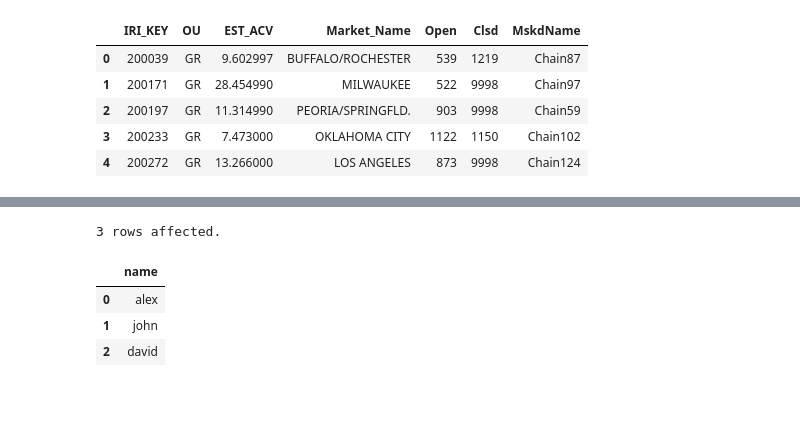
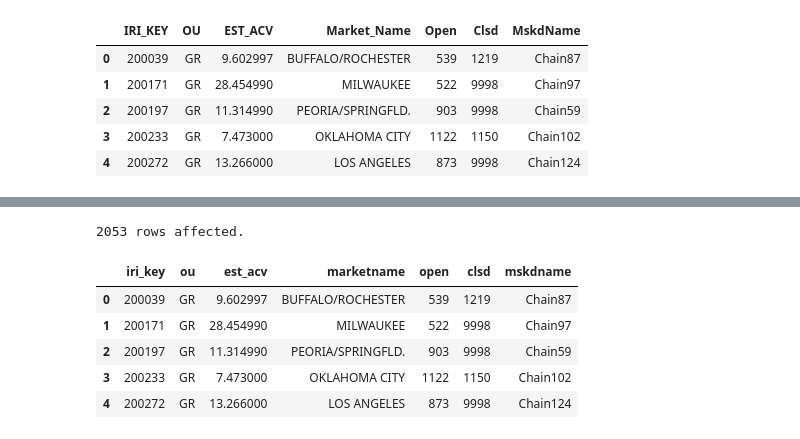
Before and after one commit to eggie5/UCSD-MAS-DSE220, a Jupyter notebook: IRI Explore.ipynb, the cells around one changed output, grey strips where cells are left out. Drawn from its saved outputs; the diff is of its cells as text; code cells hidden in the pictures; blank space fills up the shorter version.

```diff
--- a/IRI Explore.ipynb
+++ b/IRI Explore.ipynb
@@ -194,13 +235,15 @@ names
 # %%
-result = %sql select * from test
+result = %sql select * from stores
 
 dataframe = result.DataFrame()
 # %% [output]
-3 rows affected.
+2053 rows affected.
 # %%
-dataframe
+dataframe.head()
 # %% [output]
-|  | name |
-| 0 | alex |
-| 1 | john |
-| 2 | david |
+|  | iri_key | ou | est_acv | marketname | open | clsd | mskdname |
+| 0 | 200039 | GR | 9.602997 | BUFFALO/ROCHESTER | 539 | 1219 | Chain87 |
+| 1 | 200171 | GR | 28.454990 | MILWAUKEE | 522 | 9998 | Chain97 |
+| 2 | 200197 | GR | 11.314990 | PEORIA/SPRINGFLD. | 903 | 9998 | Chain59 |
+| 3 | 200233 | GR | 7.473000 | OKLAHOMA CITY | 1122 | 1150 | Chain102 |
+| 4 | 200272 | GR | 13.266000 | LOS ANGELES | 873 | 9998 | Chain124 |
```
Also changed, not shown: parts of 16 cells of this notebook, 6 other files.
